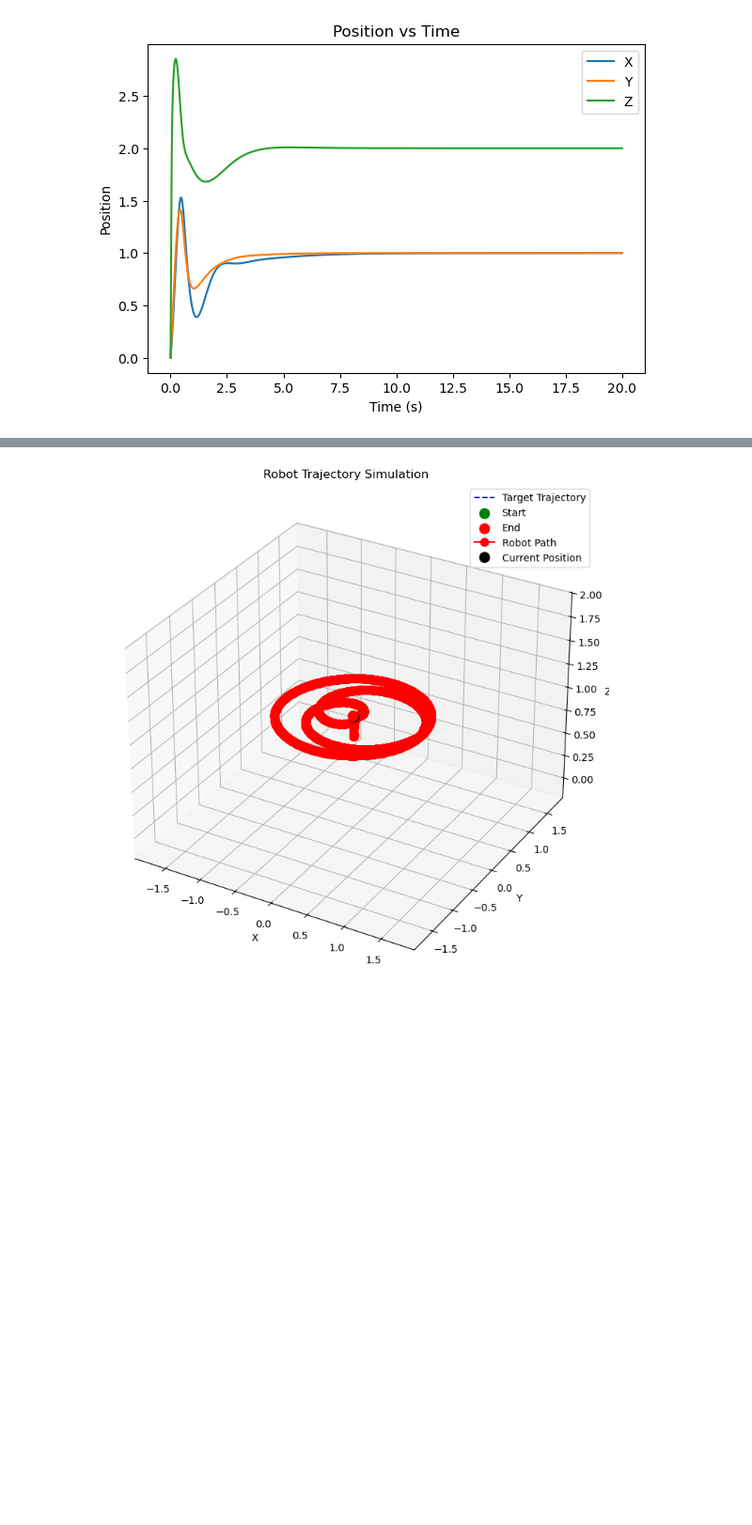
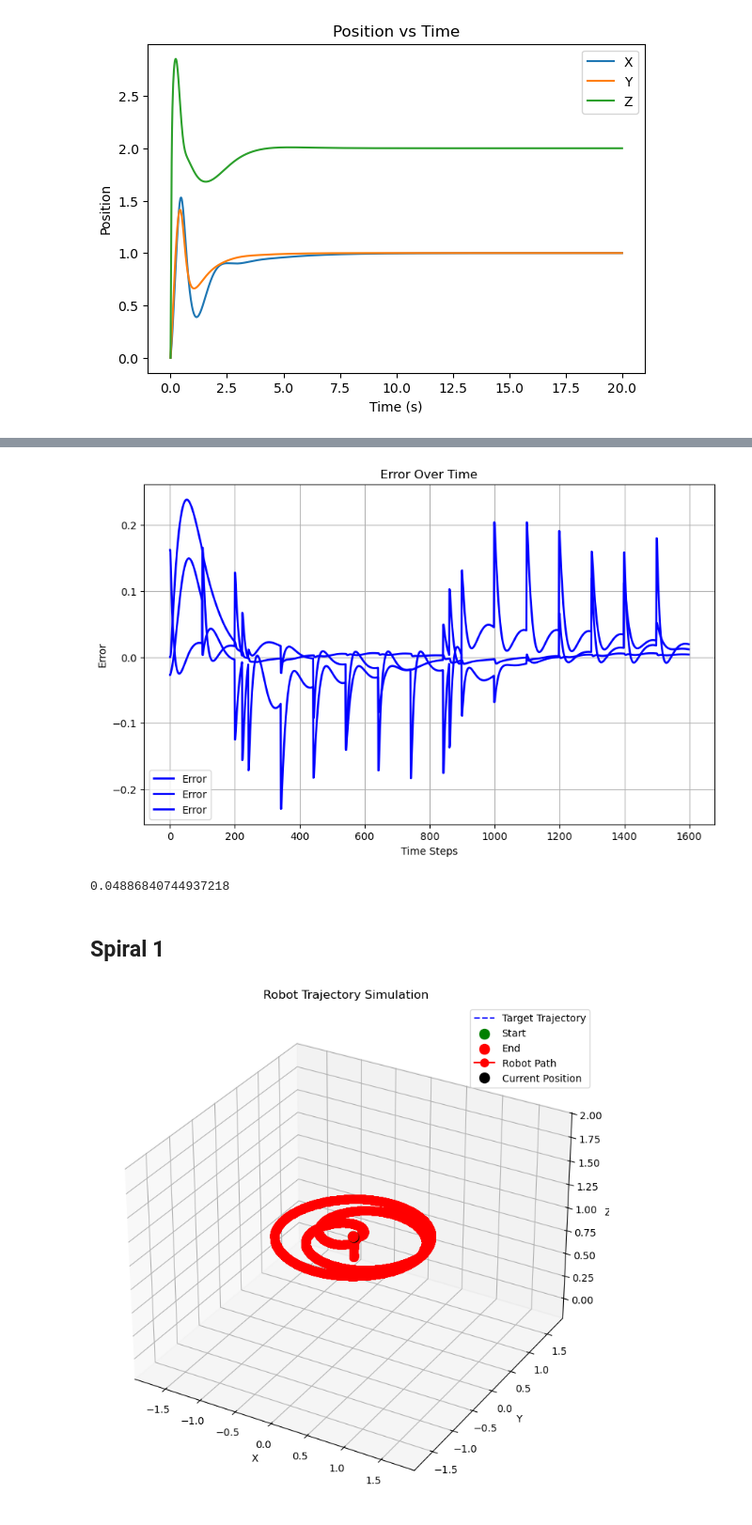
Before and after one commit to damurka5/RL_CDPR, a Jupyter notebook: notebooks/11_SB3_PPO&DDPG&TRPO_evaluation.ipynb, the cells around one changed output, grey strips where cells are left out. Shown at 94% size. Cells and saved outputs as stored; diff of their text form; code cells hidden in the pictures; blank space fills up the shorter version.

```diff
--- a/notebooks/11_SB3_PPO&DDPG&TRPO_evaluation.ipynb
+++ b/notebooks/11_SB3_PPO&DDPG&TRPO_evaluation.ipynb
@@ -979,3 +998,15 @@ ax2.legend()
+# %%
+plot_error(error)
+# %% [output]
+[figure, added]
+# %%
+# RMS Error
+mean_err = np.mean(error**2)
+np.sqrt(mean_err)
+# %% [output]
+0.04886840744937218
+# %% [markdown]
+## Spiral 1
 # %%
 sim_time, sim_steps = 10, int(10/simple_robot_model.dt)
 spiral1 = horizontal_spiral_trajectory_points(t_span = np.linspace(0, sim_time, sim_steps))
```
Also changed, not shown: parts of 6 cells of this notebook, 2 other files.
